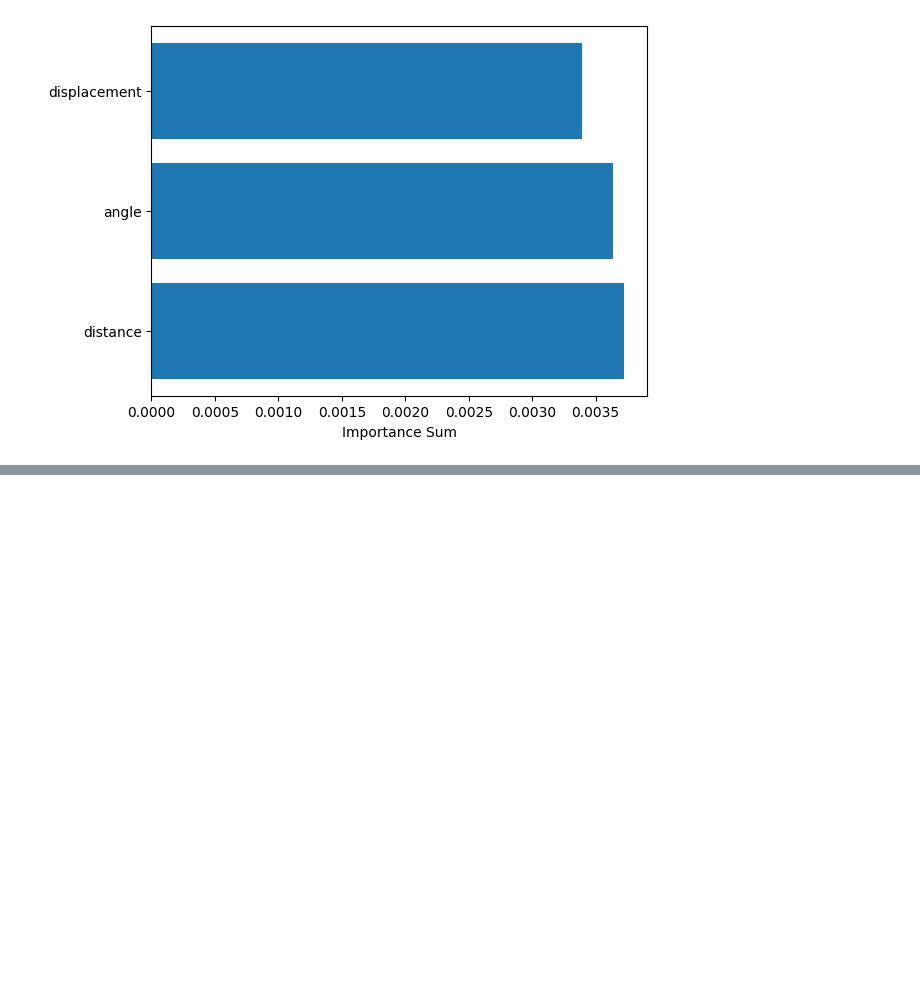
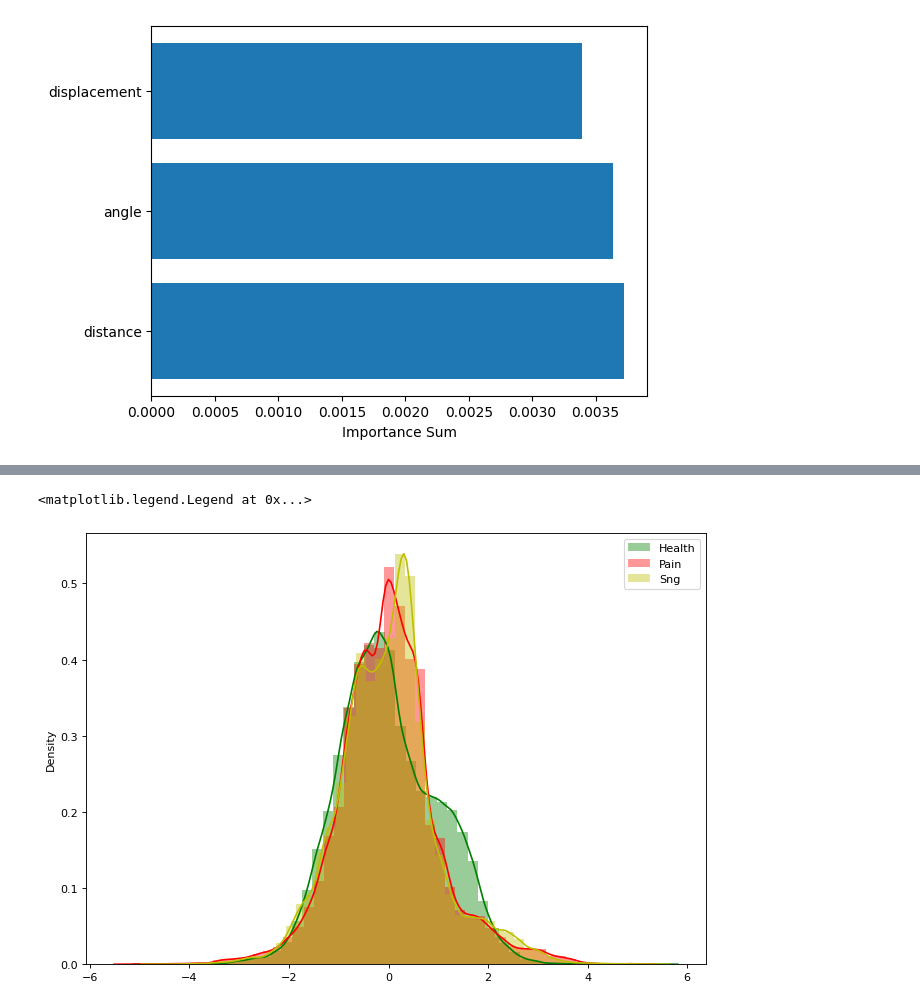
Before and after one commit to IS-Howard/final, a Jupyter notebook: main.ipynb, the cells around one changed output, grey strips where cells are left out. Drawn from its saved outputs; the diff is of its cells as text; code cells hidden in the pictures; blank space fills up the shorter version.

```diff
--- a/main.ipynb
+++ b/main.ipynb
@@ -250,0 +314,12 @@ Text(0.5, 0, 'Importance Sum')
+# %%
+# Plot
+kwargs = dict(hist_kws={'alpha':.4})#, kde_kws={'linewidth':2})
+
+plt.figure(figsize=(10,7), dpi= 80)
+sns.distplot(basalfeat, color="g", label="Health", **kwargs)
+sns.distplot(capfeat, color="r", label="Pain", **kwargs)
+sns.distplot(sngfeat, color="y", label="Sng", **kwargs)
+plt.legend()
+# %% [output]
+<matplotlib.legend.Legend at 0x...>
+[figure, added]
```
Also changed, not shown: parts of 6 cells of this notebook.
